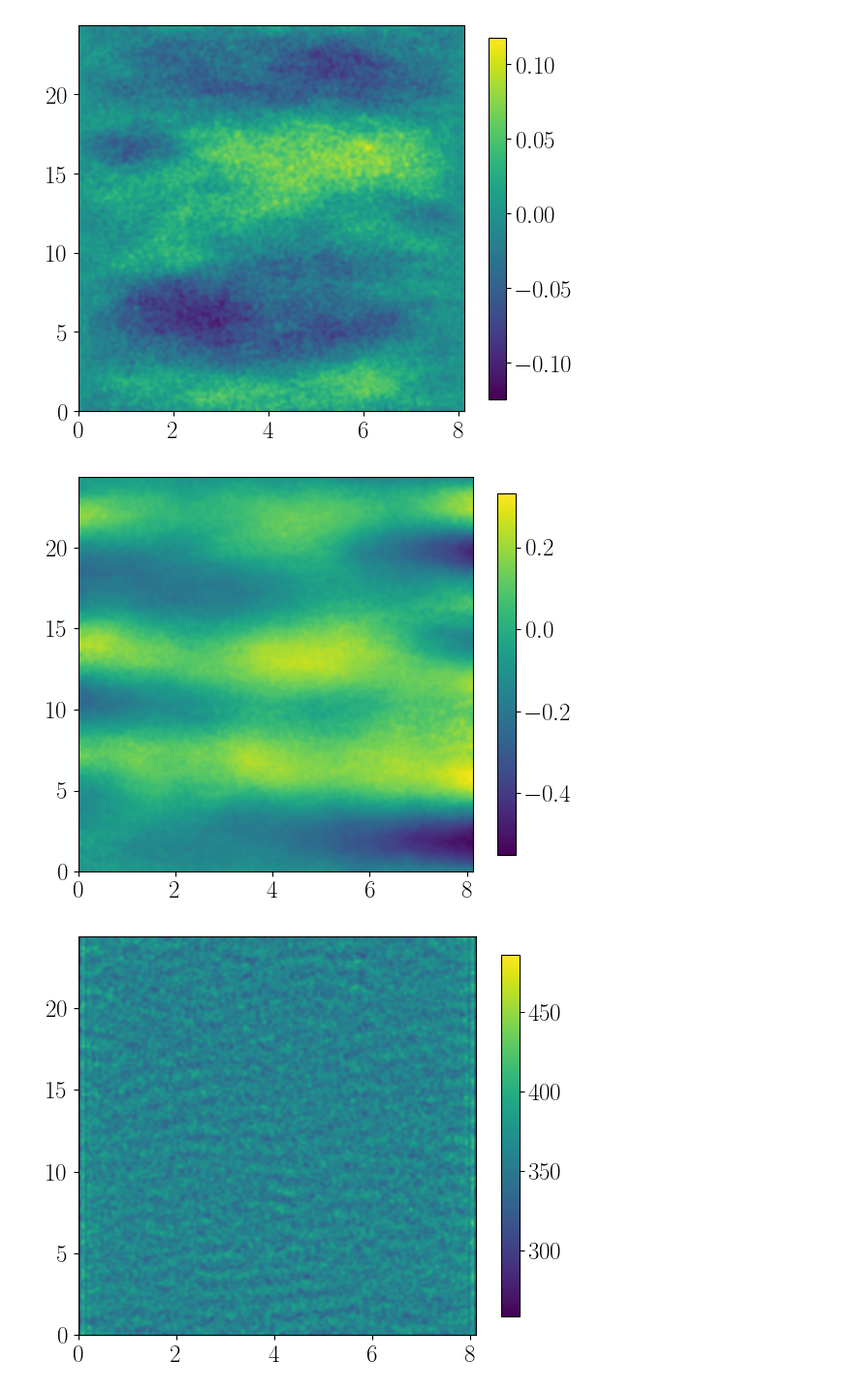
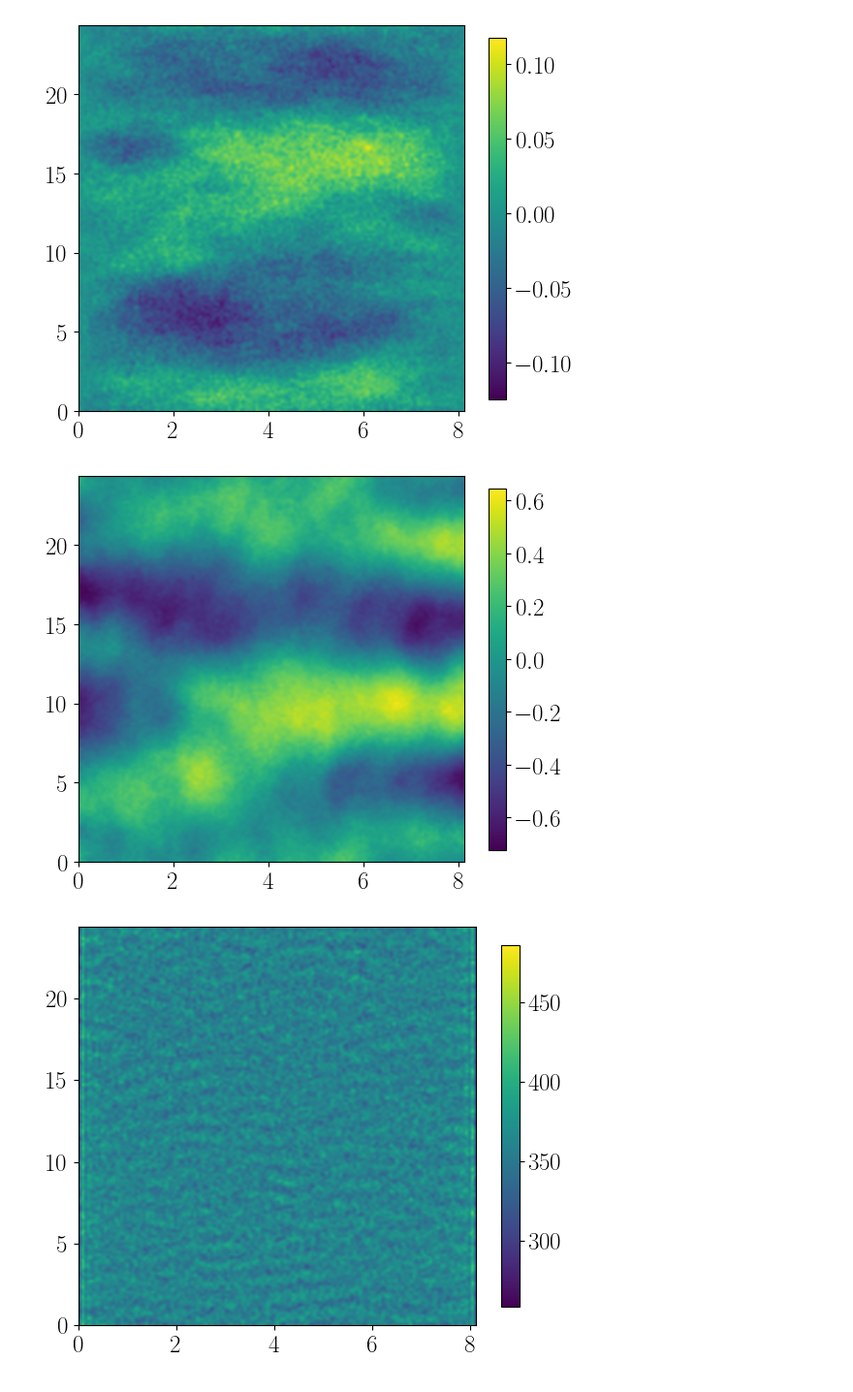
Before and after one commit to smdrzazga/LAMMPS, a Jupyter notebook: plot_printer.ipynb, the cells around one changed output. Shown at 97% size. Drawn from its saved outputs; the diff is of its cells as text; code cells hidden in the pictures.

```diff
--- a/plot_printer.ipynb
+++ b/plot_printer.ipynb
@@ -370,16 +379,16 @@ ax = bp.HeatmapPlotter(file1, '', plot_attr=options).plot(fig, ax, normalize=Fal
 # %% [output]
 [figure]
 # %%
-file1 = paths["matrices"] + r"\directors_screen_bulk_4z_240_0.3.txt"
+file1 = paths["matrices"] + r"\directors_screen_bulk_4z_2x_0.305.txt"
 
 options = {'extent': [0, 70/8.62, 0, 210/8.62], 'aspect': 70/210, 'cbarshrink': 0.5, 'cmap': "viridis"}
 
 fig, ax = plt.subplots(figsize=(6,8))
 ax = bp.HeatmapPlotter(file1, '', plot_attr=options).plot(fig, ax, normalize=False, show=False)
 
 # DIRECTOR-Y
 # %% [output]
-[figure, old version]
+[figure, new version]
 # %%
 file1 = paths["matrices_centers"] + r"\centers_screen_bulk_4z_240_0.3.txt"
 
```
Also changed, not shown: parts of 2 cells of this notebook, 4 other files.
